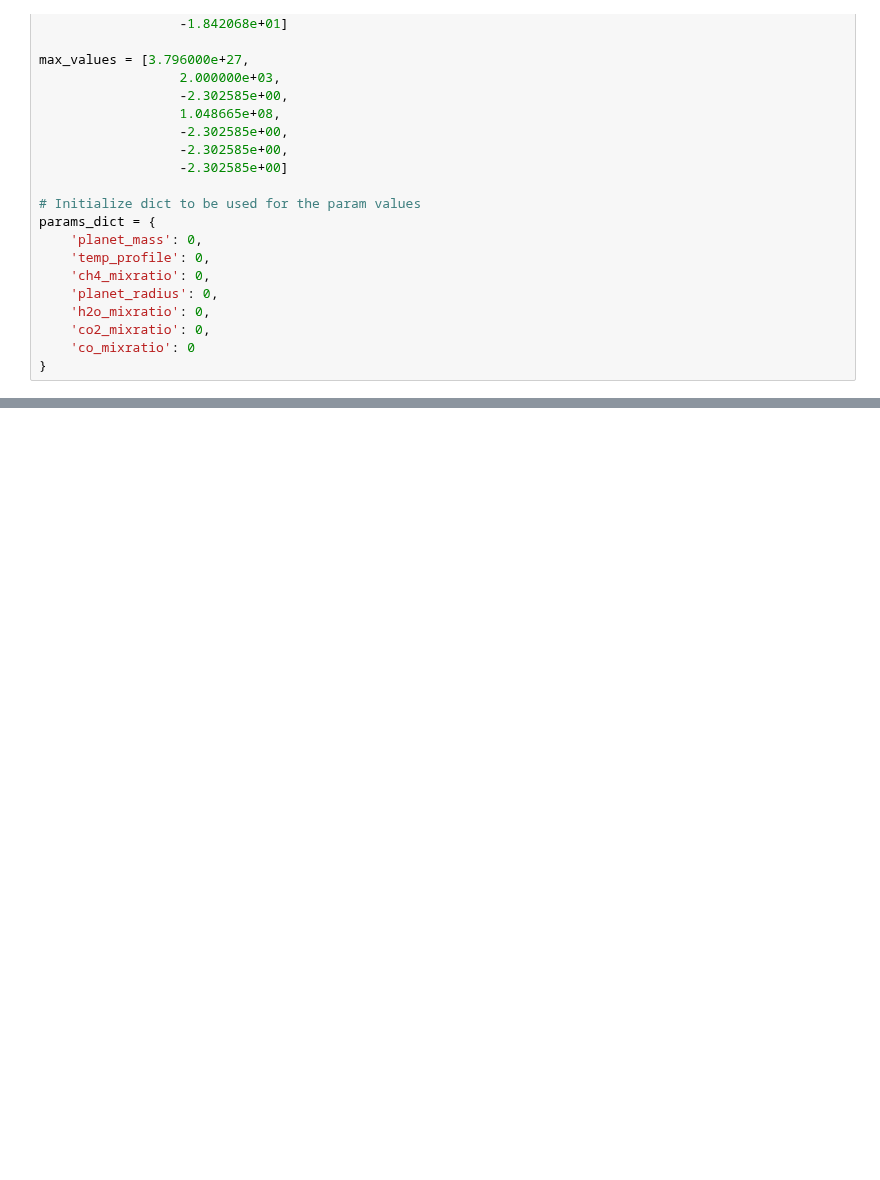
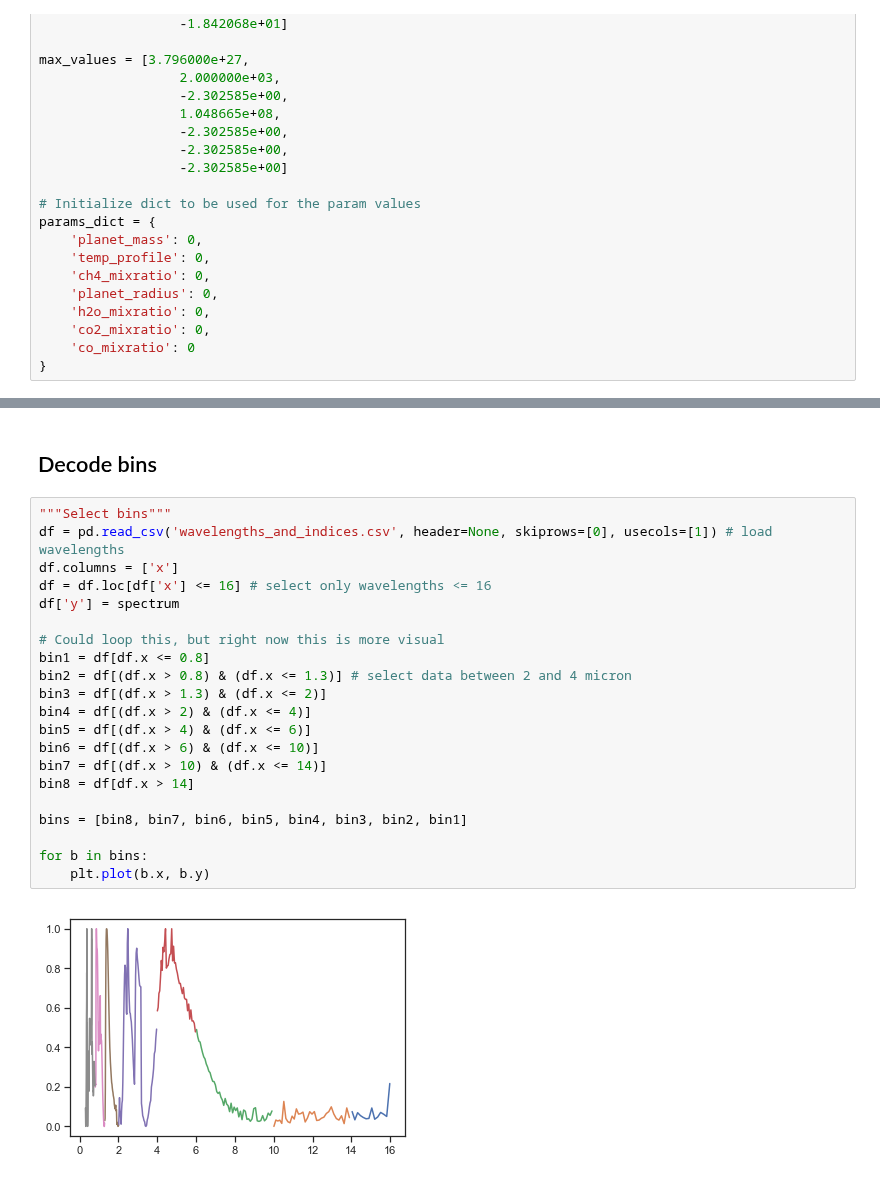
Before and after one commit to deKeijzer/SRON-DCGAN, a Jupyter notebook: notebooks/ASPA v3.ipynb, the cells around one changed output, grey strips where cells are left out. Cells and saved outputs as stored; diff of their text form; blank space fills up the shorter version.

```diff
--- a/notebooks/ASPA v3.ipynb
+++ b/notebooks/ASPA v3.ipynb
@@ -320,0 +386,25 @@ params
+# %% [markdown]
+## Decode bins
+# %%
+"""Select bins"""
+df = pd.read_csv('wavelengths_and_indices.csv', header=None, skiprows=[0], usecols=[1]) # load wavelengths
+df.columns = ['x']
+df = df.loc[df['x'] <= 16] # select only wavelengths <= 16
+df['y'] = spectrum
+
+# Could loop this, but right now this is more visual
+bin1 = df[df.x <= 0.8]
+bin2 = df[(df.x > 0.8) & (df.x <= 1.3)] # select data between 2 and 4 micron
+bin3 = df[(df.x > 1.3) & (df.x <= 2)]
+bin4 = df[(df.x > 2) & (df.x <= 4)]
+bin5 = df[(df.x > 4) & (df.x <= 6)]
+bin6 = df[(df.x > 6) & (df.x <= 10)]
+bin7 = df[(df.x > 10) & (df.x <= 14)]
+bin8 = df[df.x > 14]
+
+bins = [bin8, bin7, bin6, bin5, bin4, bin3, bin2, bin1]
+
+for b in bins:
+    plt.plot(b.x, b.y)
+# %% [output]
+[figure, added]
```
Also changed, not shown: parts of 26 cells of this notebook, 8 other files.
